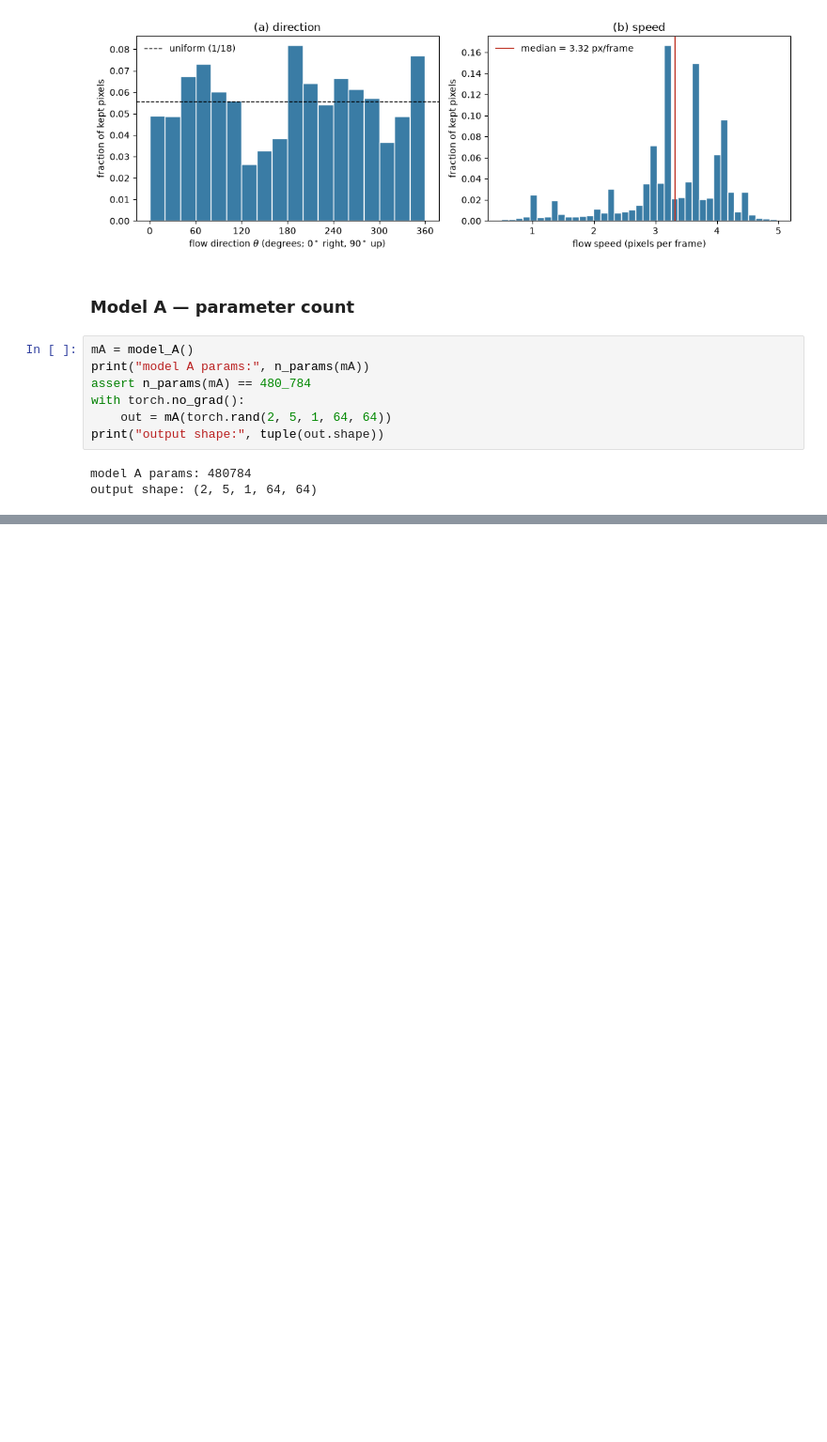
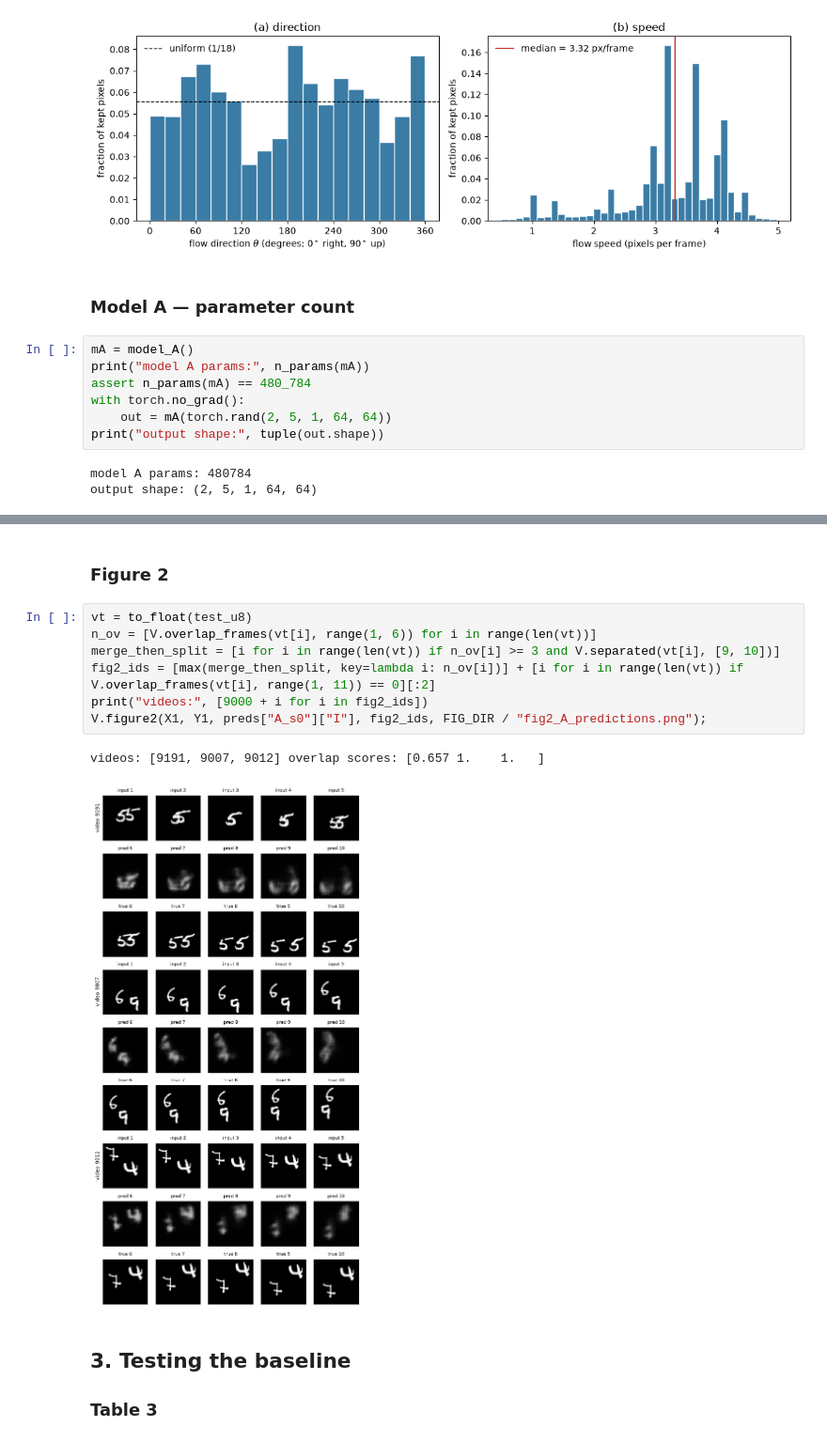
Before and after one commit to HasanAmjad/convlstm-motion-vs-memory, a Jupyter notebook: Question2/Question2.ipynb, the cells around one changed output, grey strips where cells are left out. Shown at 94% size. Cells and saved outputs as stored; diff of their text form; blank space fills up the shorter version.

```diff
--- a/Question2/Question2.ipynb
+++ b/Question2/Question2.ipynb
@@ -73,0 +130,15 @@ output shape: (2, 5, 1, 64, 64)
+# %% [markdown]
+### Figure 2
+# %%
+vt = to_float(test_u8)
+n_ov = [V.overlap_frames(vt[i], range(1, 6)) for i in range(len(vt))]
+merge_then_split = [i for i in range(len(vt)) if n_ov[i] >= 3 and V.separated(vt[i], [9, 10])]
+fig2_ids = [max(merge_then_split, key=lambda i: n_ov[i])] + [i for i in range(len(vt)) if V.overlap_frames(vt[i], range(1, 11)) == 0][:2]
+print("videos:", [9000 + i for i in fig2_ids])
+V.figure2(X1, Y1, preds["A_s0"]["I"], fig2_ids, FIG_DIR / "fig2_A_predictions.png");
+# %% [output]
+videos: [9191, 9007, 9012] overlap scores: [0.657 1.    1.   ]
+[figure, added]
+# %% [markdown]
+## 3. Testing the baseline
+### Table 3
```
Also changed, not shown: parts of 15 cells of this notebook, 26 other files.
